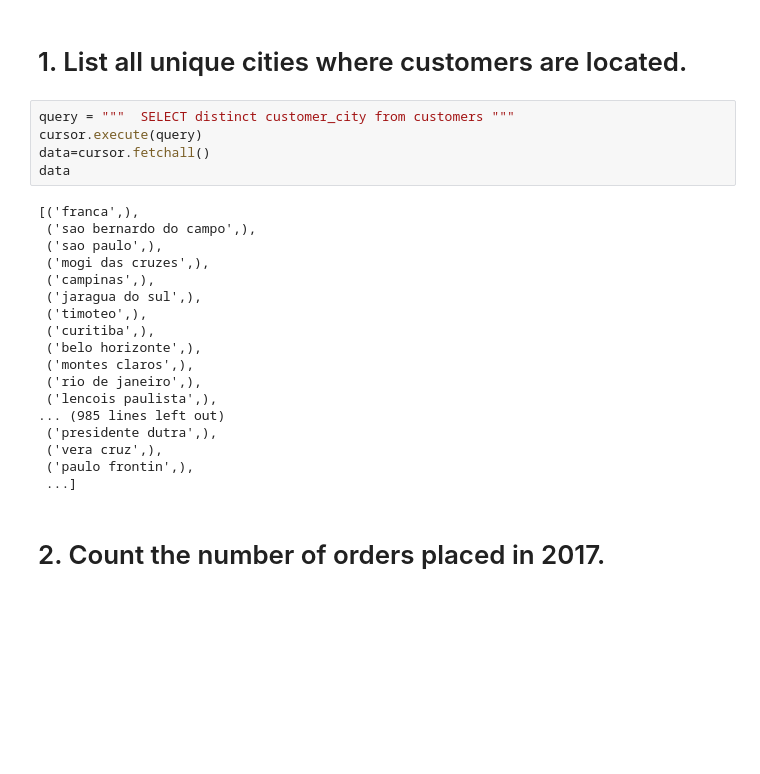
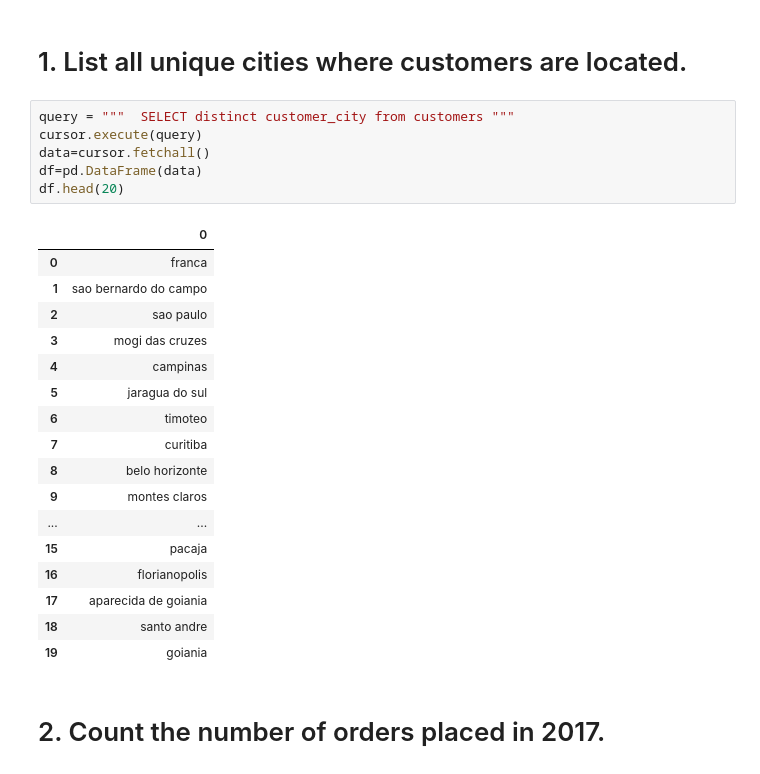
Before and after one commit to Vishalsharma51/SQL-Python-Ecommerce-Project, a Jupyter notebook: Ecommerce-python+sql.ipynb, the cells around one changed output. Drawn from its saved outputs; the diff is of its cells as text; blank space fills up the shorter version.

```diff
--- a/Ecommerce-python+sql.ipynb
+++ b/Ecommerce-python+sql.ipynb
@@ -115,26 +115,27 @@ cursor = conn.cursor()
 # %%
 query = """  SELECT distinct customer_city from customers """
 cursor.execute(query)
 data=cursor.fetchall()
-data
+df=pd.DataFrame(data)
+df.head(20)
 # %% [output]
-[('franca',),
- ('sao bernardo do campo',),
- ('sao paulo',),
- ('mogi das cruzes',),
- ('campinas',),
- ('jaragua do sul',),
- ('timoteo',),
- ('curitiba',),
- ('belo horizonte',),
- ('montes claros',),
- ('rio de janeiro',),
- ('lencois paulista',),
-... (985 lines left out)
- ('presidente dutra',),
- ('vera cruz',),
- ('paulo frontin',),
- ...]
+|  | 0 |
+| 0 | franca |
+| 1 | sao bernardo do campo |
+| 2 | sao paulo |
+| 3 | mogi das cruzes |
+| 4 | campinas |
+| 5 | jaragua do sul |
+| 6 | timoteo |
+| 7 | curitiba |
+| 8 | belo horizonte |
+| 9 | montes claros |
+| ... | ... |
+| 15 | pacaja |
+| 16 | florianopolis |
+| 17 | aparecida de goiania |
+| 18 | santo andre |
+| 19 | goiania |
 # %% [markdown]
 # 2. Count the number of orders placed in 2017.
 # %%
```
Also changed, not shown: parts of 1 cell of this notebook.
